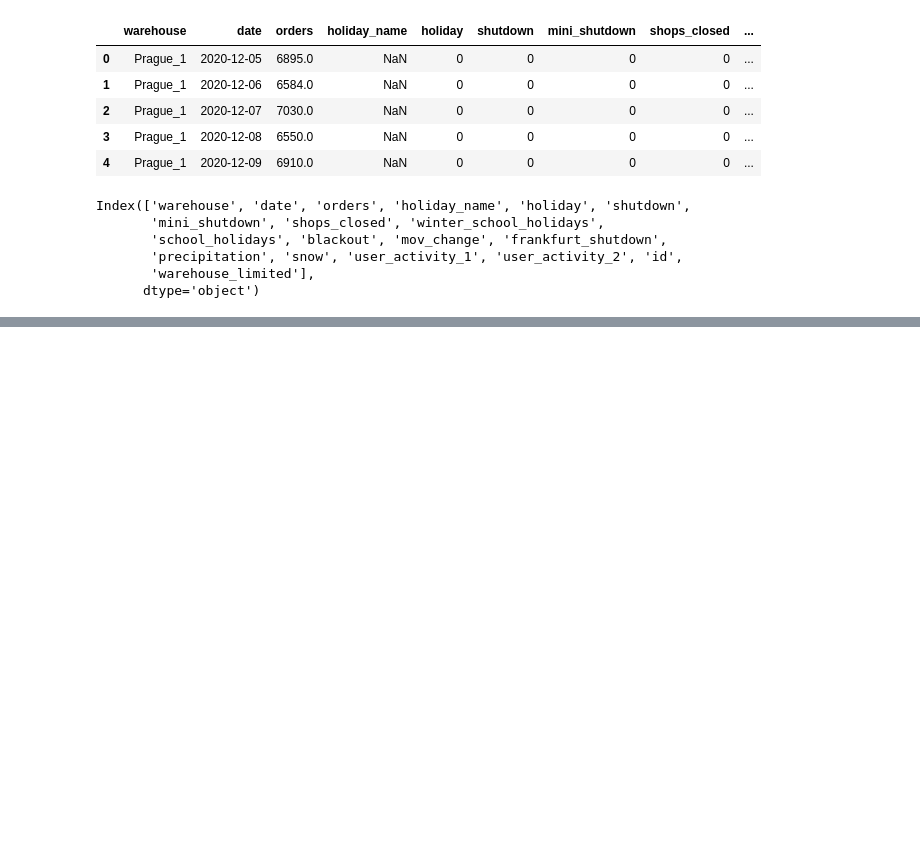
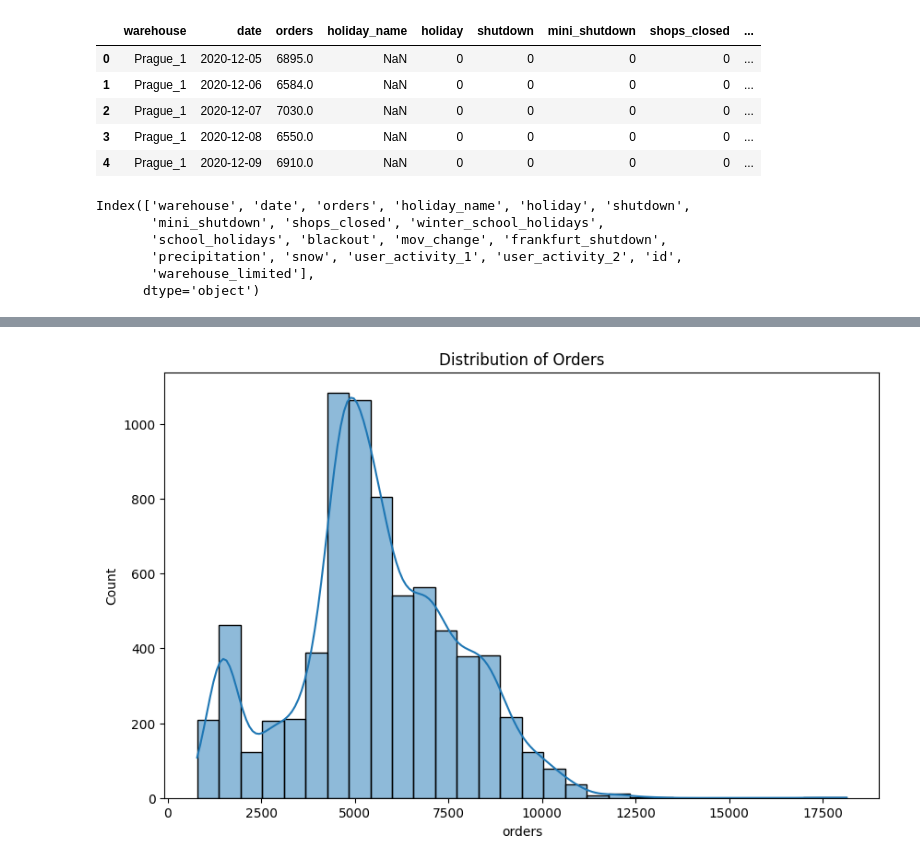
Before and after one commit to ashioyajotham/Daily-ML, a Jupyter notebook: rohlik-orders-forecasting-challenge/rohlik_orders_forecasting.ipynb, the cells around one changed output, grey strips where cells are left out. Drawn from its saved outputs; the diff is of its cells as text; code cells hidden in the pictures; blank space fills up the shorter version.

```diff
--- a/rohlik-orders-forecasting-challenge/rohlik_orders_forecasting.ipynb
+++ b/rohlik-orders-forecasting-challenge/rohlik_orders_forecasting.ipynb
@@ -68,0 +95,4 @@ train.head()
+# %%
+# Now we drop columns with more than 50% missing values using a threshold of 0.5
+train = train.dropna(thresh=int(train.shape[0]*0.5), axis=1)
+missing_values(train)
@@ -68,0 +103,4 @@ train.head()
+# %%
+# Now we will impute the missing values in the precipitation and snow columns with the mean of the respective columns
+train['precipitation'] = train['precipitation'].fillna(train['precipitation'].mean())
+train['snow'] = train['snow'].fillna(train['snow'].mean())
@@ -68,0 +154,8 @@ train.head()
+# %%
+# Distribution of the target variable
+plt.figure(figsize=(10, 6))
+sns.histplot(train['orders'], kde=True, bins=30)
+plt.title('Distribution of Orders')
+plt.show()
+# %% [output]
+[figure, added]
```
Also changed, not shown: parts of 20 cells of this notebook, 1 other file.
